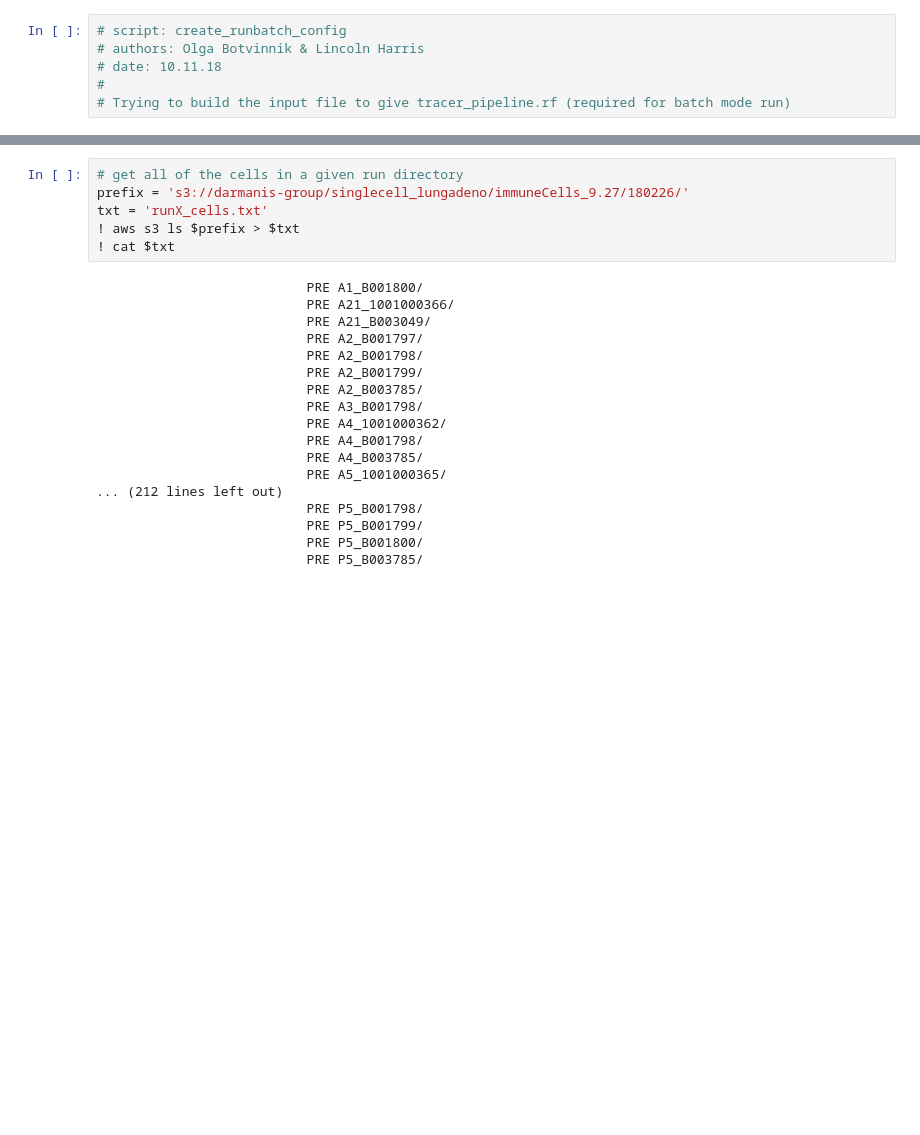
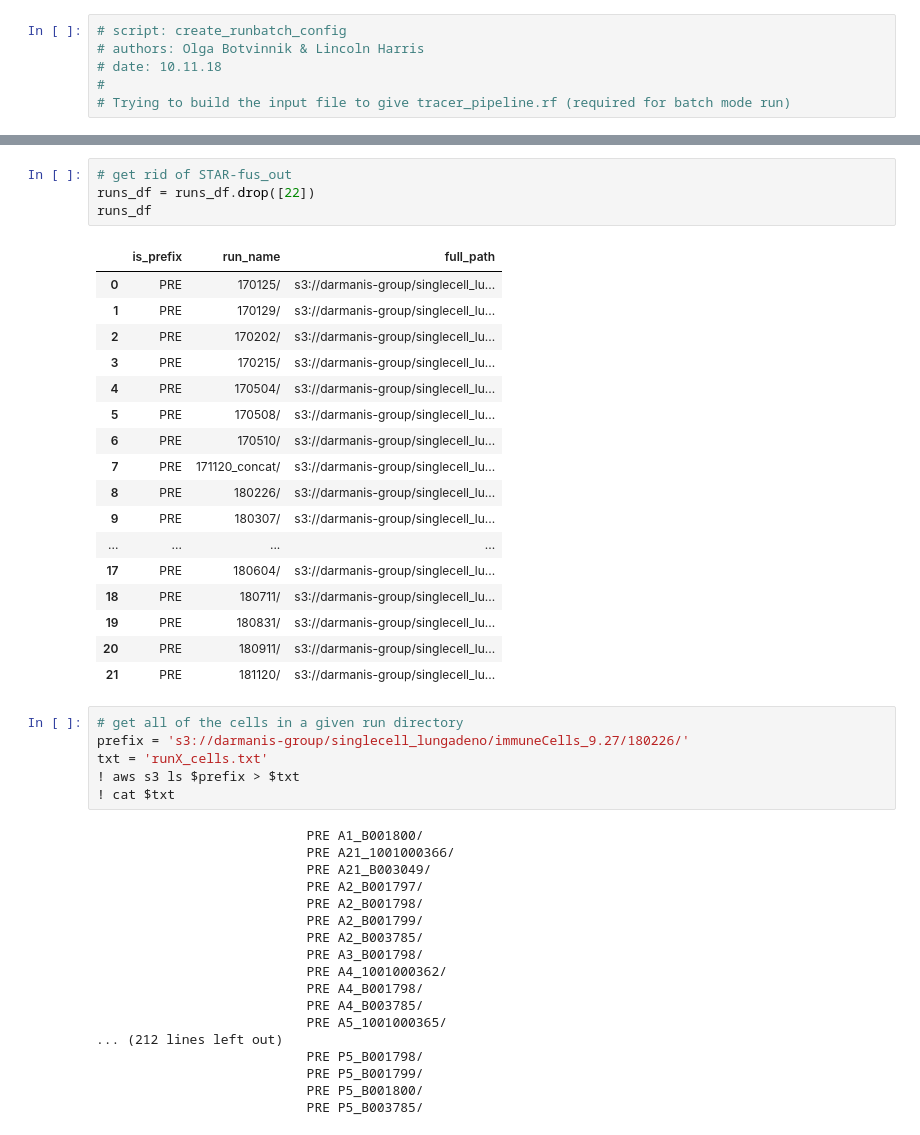
Before and after one commit to czbiohub/fusion_detection_pipeline, a Jupyter notebook: py_notebooks/create_runbatch_config.ipynb, the cells around one changed output, grey strips where cells are left out. Cells and saved outputs as stored; diff of their text form; blank space fills up the shorter version.

```diff
--- a/py_notebooks/create_runbatch_config.ipynb
+++ b/py_notebooks/create_runbatch_config.ipynb
@@ -79,3 +78,25 @@ runs_df
+# %%
+# get rid of STAR-fus_out
+runs_df = runs_df.drop([22])
+runs_df
+# %% [output]
+|  | is_prefix | run_name | full_path |
+| 0 | PRE | 170125/ | s3://darmanis-group/singlecell_lu... |
+| 1 | PRE | 170129/ | s3://darmanis-group/singlecell_lu... |
+| 2 | PRE | 170202/ | s3://darmanis-group/singlecell_lu... |
+| 3 | PRE | 170215/ | s3://darmanis-group/singlecell_lu... |
+| 4 | PRE | 170504/ | s3://darmanis-group/singlecell_lu... |
+| 5 | PRE | 170508/ | s3://darmanis-group/singlecell_lu... |
+| 6 | PRE | 170510/ | s3://darmanis-group/singlecell_lu... |
+| 7 | PRE | 171120_concat/ | s3://darmanis-group/singlecell_lu... |
+| 8 | PRE | 180226/ | s3://darmanis-group/singlecell_lu... |
+| 9 | PRE | 180307/ | s3://darmanis-group/singlecell_lu... |
+| ... | ... | ... | ... |
+| 17 | PRE | 180604/ | s3://darmanis-group/singlecell_lu... |
+| 18 | PRE | 180711/ | s3://darmanis-group/singlecell_lu... |
+| 19 | PRE | 180831/ | s3://darmanis-group/singlecell_lu... |
+| 20 | PRE | 180911/ | s3://darmanis-group/singlecell_lu... |
+| 21 | PRE | 181120/ | s3://darmanis-group/singlecell_lu... |
 # %%
 # get all of the cells in a given run directory
 prefix = 's3://darmanis-group/singlecell_lungadeno/immuneCells_9.27/180226/'
```
Also changed, not shown: parts of 7 cells of this notebook, 4 other files.
